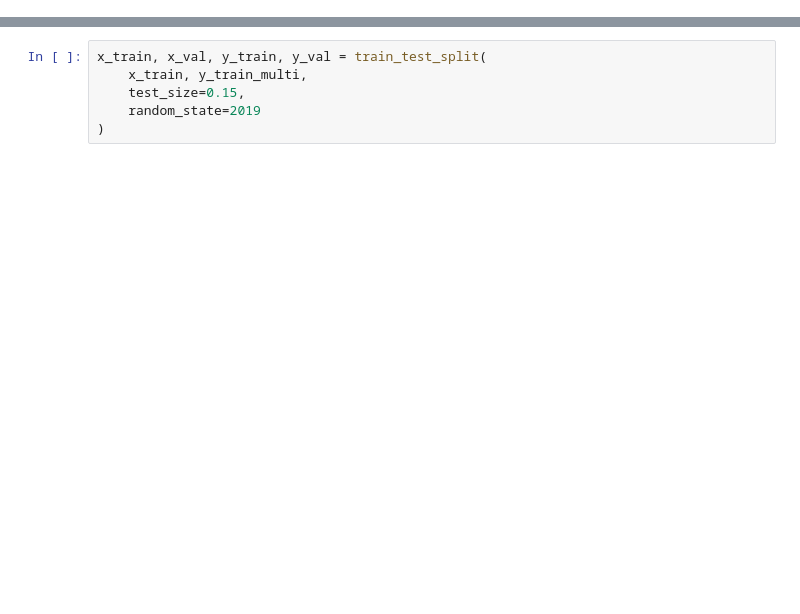
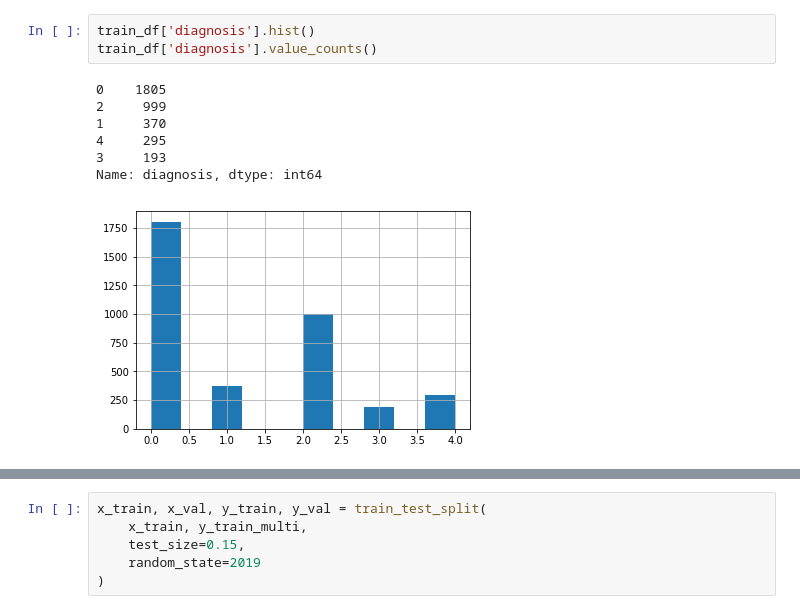
Before and after one commit to SazzadSH/deepDRCNN, a Jupyter notebook: deepDRCNN.ipynb, the cells around one changed output, grey strips where cells are left out. Drawn from its saved outputs; the diff is of its cells as text; blank space fills up the shorter version.

```diff
--- a/deepDRCNN.ipynb
+++ b/deepDRCNN.ipynb
@@ -32,0 +56,11 @@ train_df.head()
+# %%
+train_df['diagnosis'].hist()
+train_df['diagnosis'].value_counts()
+# %% [output]
+0    1805
+2     999
+1     370
+4     295
+3     193
+Name: diagnosis, dtype: int64
+[figure, added]
```
Also changed, not shown: parts of 44 cells of this notebook, 19 other files.
